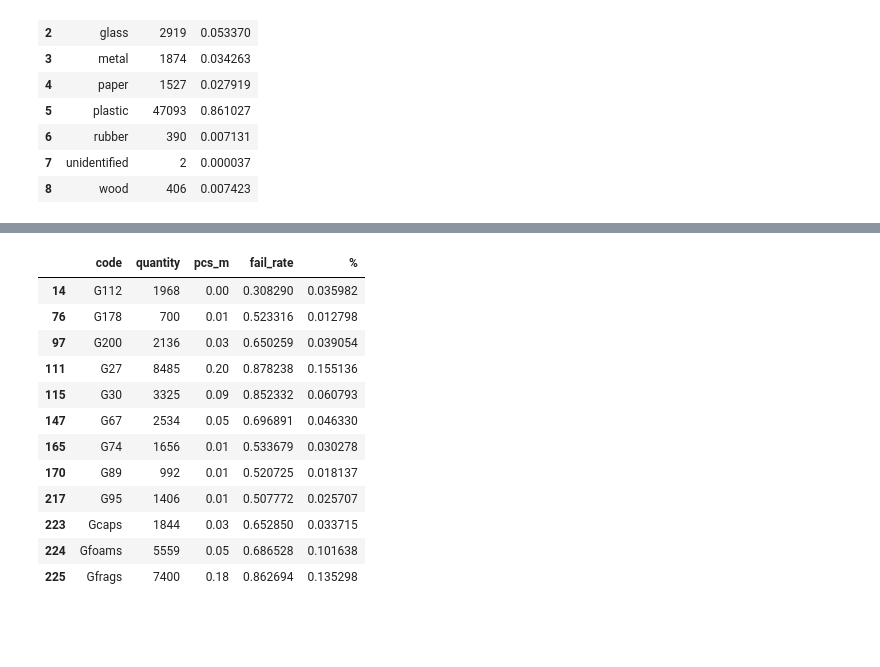
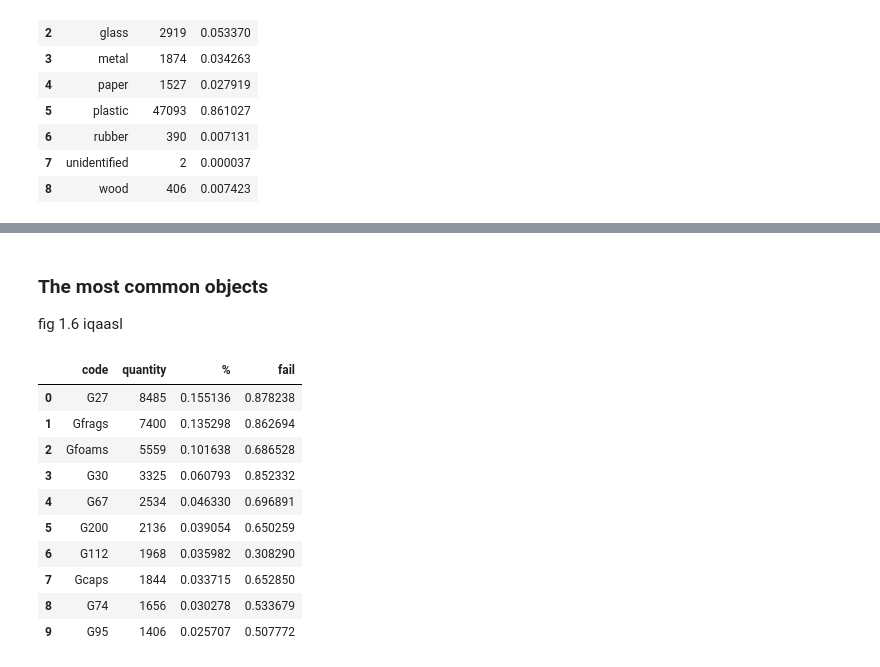
Before and after one commit to hammerdirt-analyst/feb_2024, a Jupyter notebook: testing_data_models.ipynb, the cells around one changed output, grey strips where cells are left out. Saved outputs shown, nothing was run; the diff lists cells and outputs as text; code cells hidden in the pictures; blank space fills up the shorter version.

Commit message:
added methods for defining most common objects and summarizing child features within a parent boundary

```diff
--- a/testing_data_models.ipynb
+++ b/testing_data_models.ipynb
@@ -326,20 +393,12 @@ The assessments are made on a per sample basis. That means that we can look at a
 # multiple code results for the same code at the same sample
 # note that the code_result_columns do not have the groupname column
 # this is because the code is changed and not the groupname
-code_result_columns = [
-    'loc_date',
-    'date',
-    'parent_boundary',
-    'feature_name',
-    'city',
-    'slug',
-    'length',
-    'code']
 
-code_result_df = aggregate_dataframe(feature_data.copy(), code_result_columns, agg_this)
+code_result_df = aggregate_dataframe(feature_data.copy(), code_result_columns, unit_agg)
+code_result_df = code_result_df.merge(codes.groupname, left_on="code", right_index=True)
 
 # aggregate the code totals on the sample day and check against the federal report
-sample_totals = aggregate_dataframe(code_result_df.copy(), ["loc_date", "slug", "parent_boundary"], agg_this)
+sample_totals = aggregate_dataframe(code_result_df.copy(), ["loc_date", "slug", "parent_boundary"], unit_agg)
 sample_summary = sample_totals.pcs_m.describe()
 sample_summary["total"] = sample_totals.quantity.sum()
 pd.DataFrame(sample_summary)
@@ -413,0 +443,7 @@ occurrence_rates
+# %%
+# sum the cumulative quantity for each code and calculate the median pcs/meter
+code_totals = aggregate_dataframe(code_result_df.copy(), ["code"], {"quantity":"sum", "pcs_m":"median"})
+
+# find the top ten codes
+abundant = get_top_x_records_with_max_quantity(code_totals.copy(), "quantity", "code", len(code_totals))
+abundant
@@ -413,0 +464,11 @@ occurrence_rates
+# %%
+# identify the objects that were found in at least 50% of the samples
+# calculate the quantity per sample for each code and sample
+occurrences = aggregate_dataframe(code_result_df, ["loc_date", "code"], {"quantity":"sum"})
+
+# count the number of times that any object was found and
+# and divide it by the total number of samples
+event_counts  = count_objects_with_positive_quantity(occurrences)
+
+# select the objects that were found in at least 50% of the surveys
+abundant["fail"] = abundant.code.apply(lambda x: event_counts.loc[x])
@@ -414,23 +489,22 @@ occurrence_rates
+# %%
+abundant.sort_values(by="quantity", inplace=True, ascending=False)
+abundant.reset_index(inplace=True, drop=True)
+# %% [markdown]
+### The most common objects
+
+fig 1.6 iqaasl
 # %%
-# get the proportion of each code to the total quantity
-proportions = calculate_quantity_proportions(code_result_df, occurrence_rates.keys())
-
-# combine the results
-x  = code_totals[code_totals.code.isin(occurrence_rates.keys())].copy()
-x["fail_rate"] = x.code.apply(lambda x: occurrence_rates[x])
-x["%"] = x.code.apply(lambda x: proportions[x])
-x
+the_most_common = abundant[(abundant.quantity > abundant.loc[10, "quantity" ]) | (abundant["%"] >= 0.5)]
+the_most_common
 # %% [output]
-|  | code | quantity | pcs_m | fail_rate | % |
-| 14 | G112 | 1968 | 0.00 | 0.308290 | 0.035982 |
-| 76 | G178 | 700 | 0.01 | 0.523316 | 0.012798 |
-| 97 | G200 | 2136 | 0.03 | 0.650259 | 0.039054 |
-| 111 | G27 | 8485 | 0.20 | 0.878238 | 0.155136 |
-| 115 | G30 | 3325 | 0.09 | 0.852332 | 0.060793 |
-| 147 | G67 | 2534 | 0.05 | 0.696891 | 0.046330 |
-| 165 | G74 | 1656 | 0.01 | 0.533679 | 0.030278 |
-| 170 | G89 | 992 | 0.01 | 0.520725 | 0.018137 |
-| 217 | G95 | 1406 | 0.01 | 0.507772 | 0.025707 |
-| 223 | Gcaps | 1844 | 0.03 | 0.652850 | 0.033715 |
-| 224 | Gfoams | 5559 | 0.05 | 0.686528 | 0.101638 |
-| 225 | Gfrags | 7400 | 0.18 | 0.862694 | 0.135298 |
+|  | code | quantity | % | fail |
+| 0 | G27 | 8485 | 0.155136 | 0.878238 |
+| 1 | Gfrags | 7400 | 0.135298 | 0.862694 |
+| 2 | Gfoams | 5559 | 0.101638 | 0.686528 |
+| 3 | G30 | 3325 | 0.060793 | 0.852332 |
+| 4 | G67 | 2534 | 0.046330 | 0.696891 |
+| 5 | G200 | 2136 | 0.039054 | 0.650259 |
+| 6 | G112 | 1968 | 0.035982 | 0.308290 |
+| 7 | Gcaps | 1844 | 0.033715 | 0.652850 |
+| 8 | G74 | 1656 | 0.030278 | 0.533679 |
+| 9 | G95 | 1406 | 0.025707 | 0.507772 |
```
Also changed, not shown: parts of 15 cells of this notebook, 2 other files.
